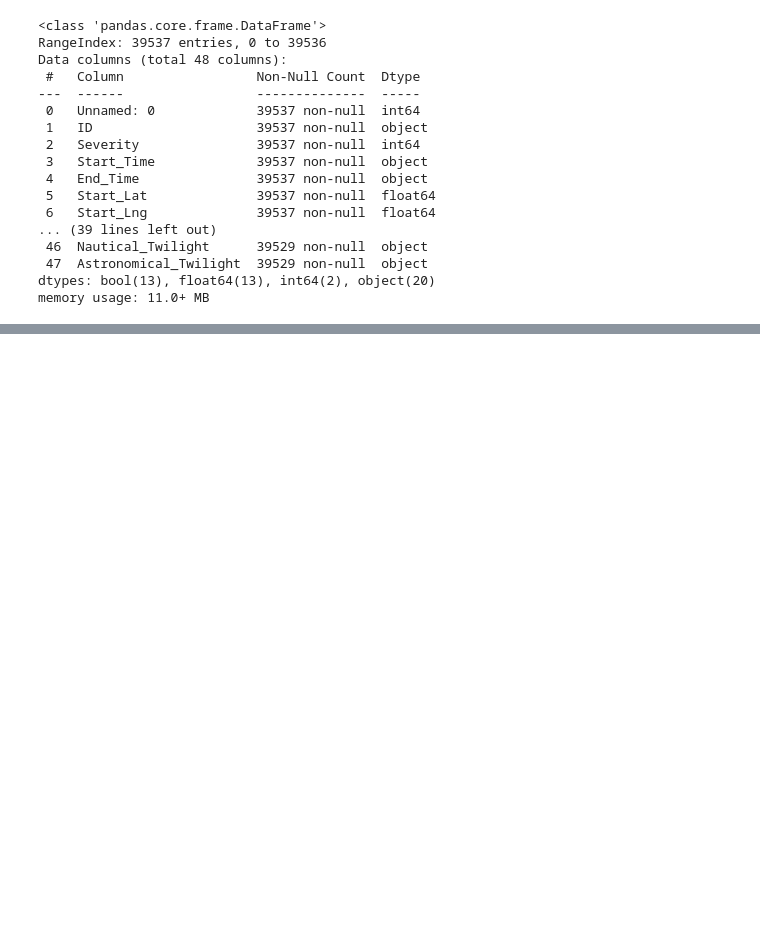
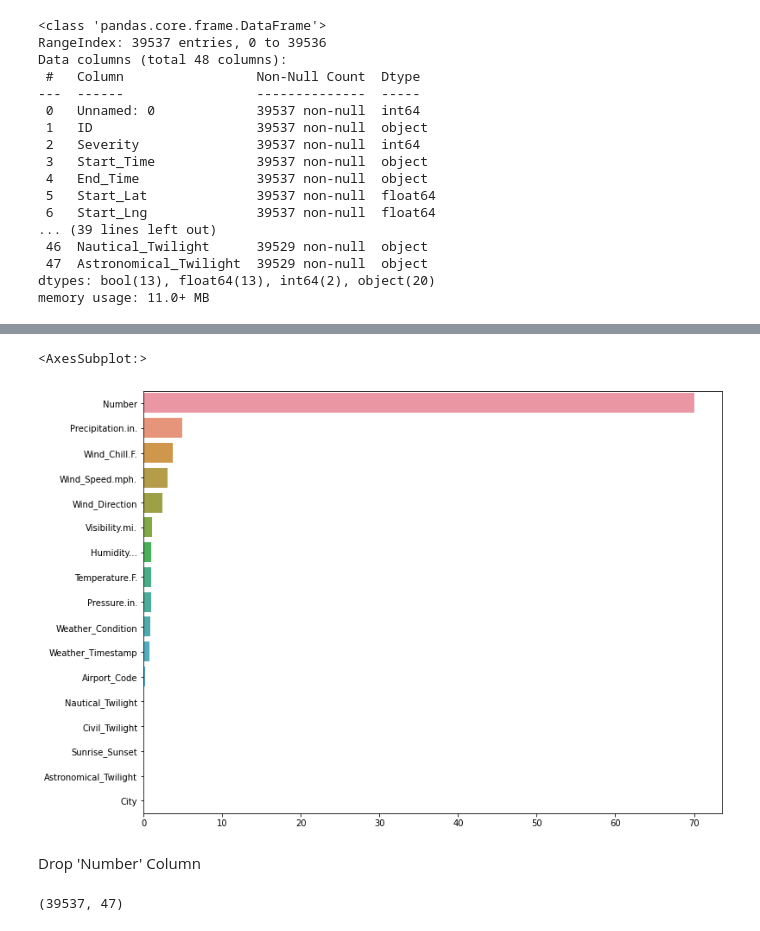
Before and after one commit to Jaydendata/Python_Labs_and_Projects, a Jupyter notebook: Jayden_Python_Project_RoadAccidents.ipynb, the cells around one changed output, grey strips where cells are left out. Drawn from its saved outputs; the diff is of its cells as text; code cells hidden in the pictures; blank space fills up the shorter version.

Commit message:
Python_Lab_UsAccidents

```diff
--- a/Jayden_Python_Project_RoadAccidents.ipynb
+++ b/Jayden_Python_Project_RoadAccidents.ipynb
@@ -78,0 +81,4 @@ memory usage: 11.0+ MB
+# %%
+per_of_missing_val_in_each_col= (accidents_df.isnull().sum().sort_values(ascending=False)/len(accidents_df))*100
+col_with_missing_val = per_of_missing_val_in_each_col[per_of_missing_val_in_each_col > 0]
+col_with_missing_val
@@ -78,0 +104,13 @@ memory usage: 11.0+ MB
+# %%
+plt.figure(figsize= (12, 9))
+sns.barplot(y = col_with_missing_val.index, x = col_with_missing_val)
+# %% [output]
+<AxesSubplot:>
+[figure, added]
+# %% [markdown]
+Drop 'Number' Column
+# %%
+accidents_df2 = accidents_df.drop("Number",axis=1)
+accidents_df2.shape
+# %% [output]
+(39537, 47)
```
Also changed, not shown: parts of 5 cells of this notebook.
